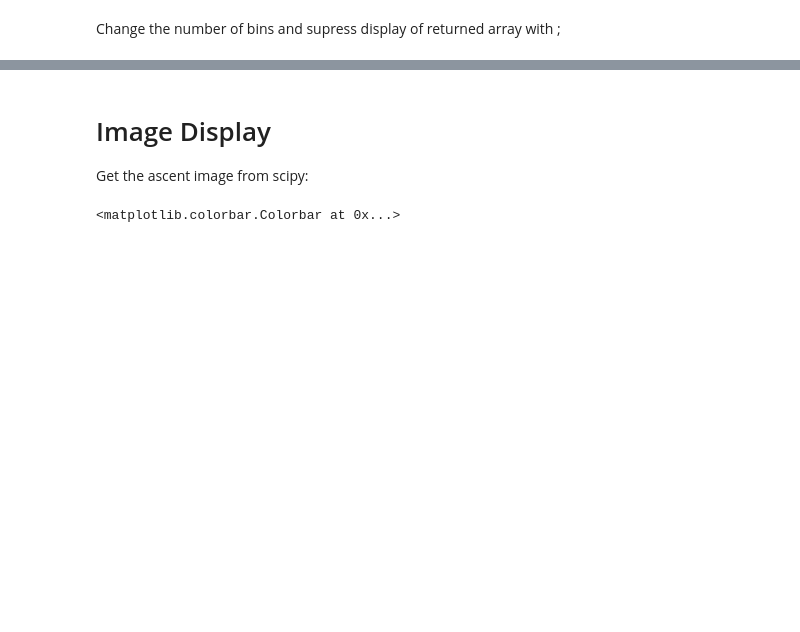
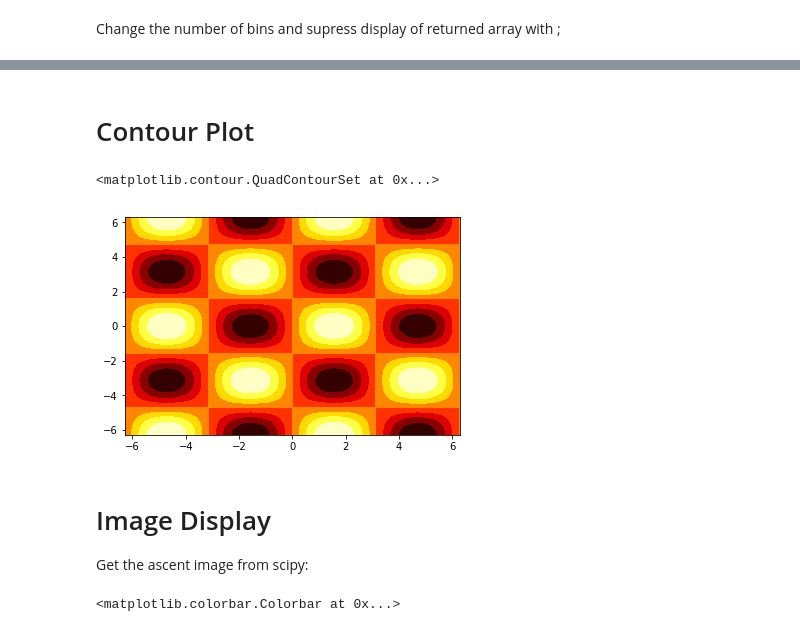
Before and after one commit to pnavaro/math-python, a Jupyter notebook: 12.Matplotlib.ipynb, the cells around one changed output, grey strips where cells are left out. Cells and saved outputs as stored; diff of their text form; code cells hidden in the pictures; blank space fills up the shorter version.

Commit message:
Add contour plot

```diff
--- a/12.Matplotlib.ipynb
+++ b/12.Matplotlib.ipynb
@@ -161,3 +161,14 @@ plt.hist(randn(1000), 30);
+# %% [markdown]
+# Contour Plot
+# %%
+x = y = np.arange(-2.0*np.pi, 2.0*np.pi+0.01, 0.01)
+X, Y = np.meshgrid(x, y)
+Z = np.sin(X)*np.cos(Y)
+
+plt.contourf(X, Y, Z,cmap=plt.cm.hot)
+# %% [output]
+<matplotlib.contour.QuadContourSet at 0x...>
+[figure, added]
 # %% [markdown]
 # Image Display
 
```
Also changed, not shown: parts of 6 cells of this notebook.
